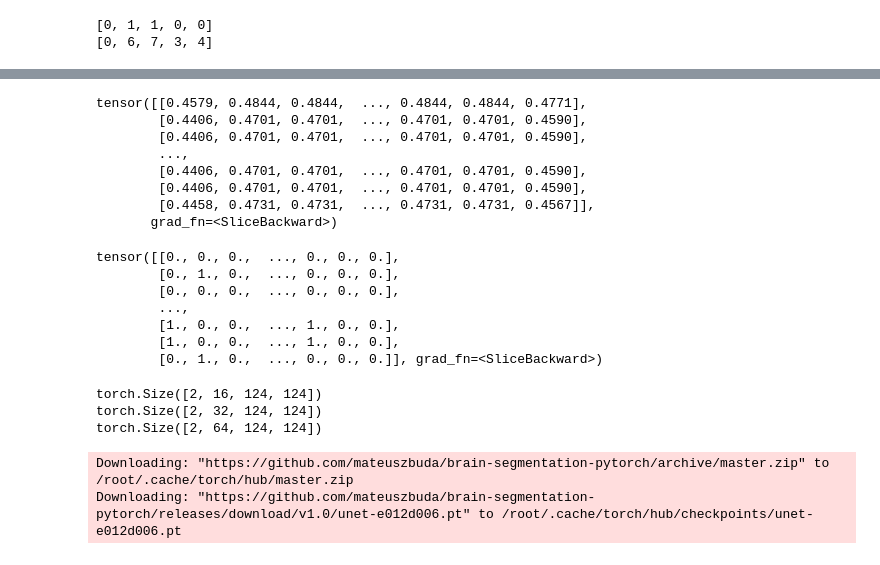
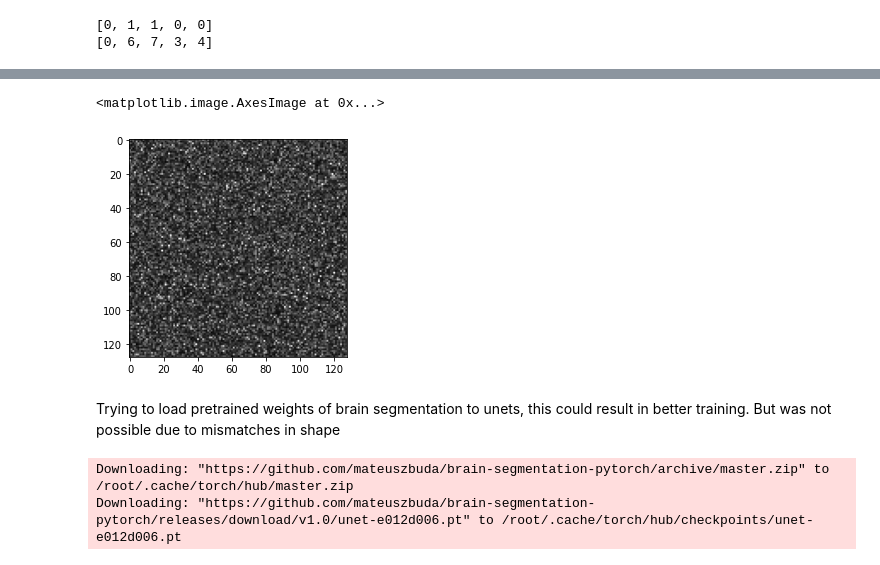
Before and after one commit to surajsrivathsa/image_registration, a Jupyter notebook: Disentangled_Latent_space_for_MRI_Harmonization.ipynb, the cells around one changed output, grey strips where cells are left out. Saved outputs shown, nothing was run; the diff lists cells and outputs as text; code cells hidden in the pictures.

```diff
--- a/Disentangled_Latent_space_for_MRI_Harmonization.ipynb
+++ b/Disentangled_Latent_space_for_MRI_Harmonization.ipynb
@@ -801,32 +702,12 @@ plt.imshow(p[0, 4, :, :].detach().numpy())
-# %%
-p[0, 1, :, :]
-# %% [output]
-tensor([[0.4579, 0.4844, 0.4844,  ..., 0.4844, 0.4844, 0.4771],
-        [0.4406, 0.4701, 0.4701,  ..., 0.4701, 0.4701, 0.4590],
-        [0.4406, 0.4701, 0.4701,  ..., 0.4701, 0.4701, 0.4590],
-        ...,
-        [0.4406, 0.4701, 0.4701,  ..., 0.4701, 0.4701, 0.4590],
-        [0.4406, 0.4701, 0.4701,  ..., 0.4701, 0.4701, 0.4590],
-        [0.4458, 0.4731, 0.4731,  ..., 0.4731, 0.4731, 0.4567]],
-       grad_fn=<SliceBackward>)
-# %%
-o[0, 1, :, :]
-# %% [output]
-tensor([[0., 0., 0.,  ..., 0., 0., 0.],
-        [0., 1., 0.,  ..., 0., 0., 0.],
-        [0., 0., 0.,  ..., 0., 0., 0.],
-        ...,
-        [1., 0., 0.,  ..., 1., 0., 0.],
-        [1., 0., 0.,  ..., 1., 0., 0.],
-        [0., 1., 0.,  ..., 0., 0., 0.]], grad_fn=<SliceBackward>)
-# %%
-print(x.shape)
-print(y.shape)
-print(z.shape)
-# %% [output]
-torch.Size([2, 16, 124, 124])
-torch.Size([2, 32, 124, 124])
-torch.Size([2, 64, 124, 124])
+# %%
+gsop = nn.functional.gumbel_softmax(sample_beta, tau=2.0, hard=False, dim=1)
+# %%
+plt.imshow(gsop[0,0,:,:], cmap="Greys_r")
+# %% [output]
+<matplotlib.image.AxesImage at 0x...>
+[figure, added]
+# %% [markdown]
+Trying to load pretrained weights of brain segmentation to unets, this could result in better training. But was not possible due to mismatches in shape
 # %%
 pretrained_unetmodel = torch.hub.load('mateuszbuda/brain-segmentation-pytorch', 'unet', in_channels=3, out_channels=1, init_features=32, pretrained=True)
 # %% [output]
```
Also changed, not shown: parts of 93 cells of this notebook.
